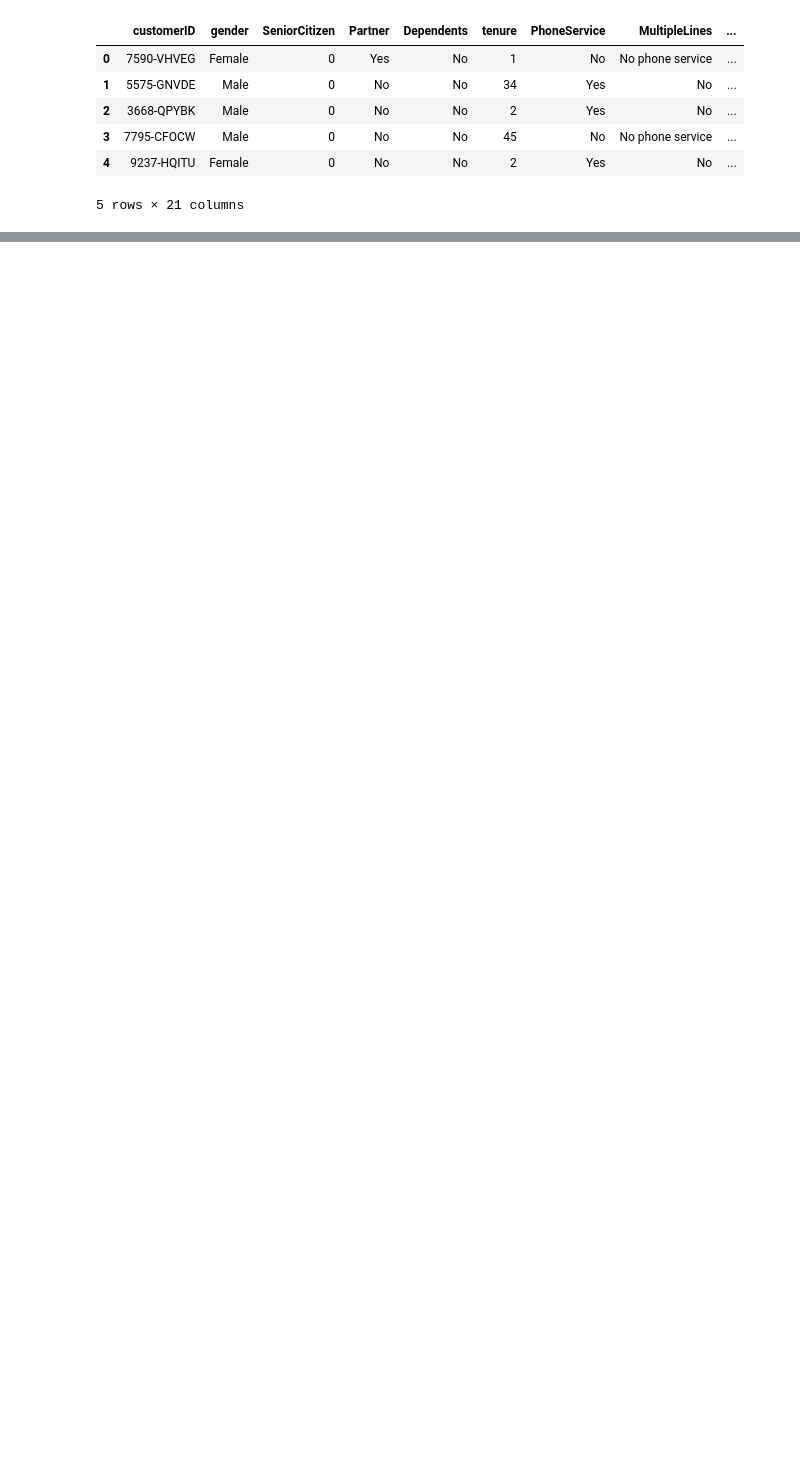
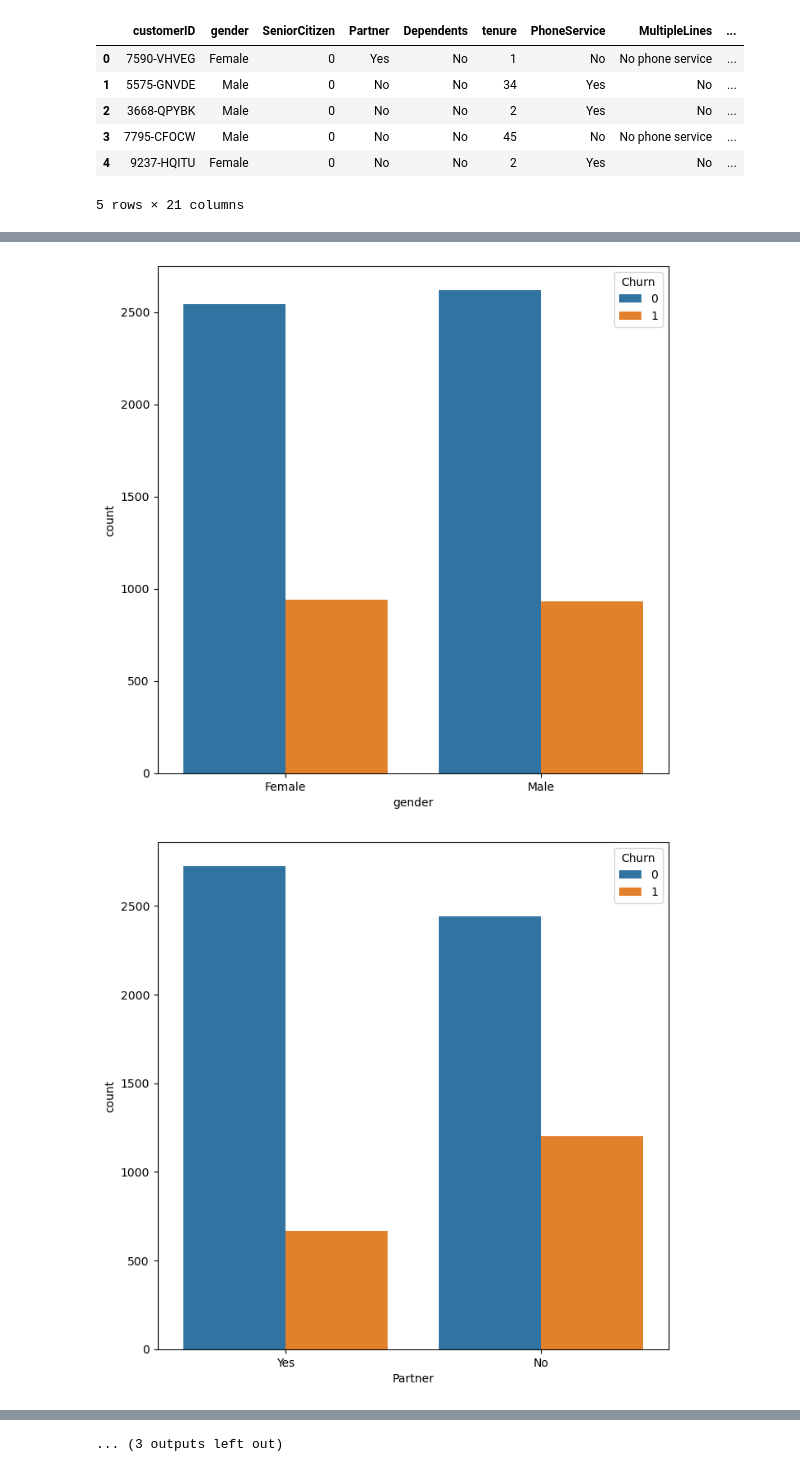
Before and after one commit to alejo-cuello/first-steps-data-science, a Jupyter notebook: 02.ipynb, the cells around one changed output, grey strips where cells are left out. Saved outputs shown, nothing was run; the diff lists cells and outputs as text; code cells hidden in the pictures; blank space fills up the shorter version.

```diff
--- a/02.ipynb
+++ b/02.ipynb
@@ -15,0 +128,7 @@ data.head(5)
+# %%
+def plot_categorical(data, column, hue="Churn"):
+    fig = plt.figure(figsize=(8,8))
+    sns.countplot(data=data, x=column, hue=hue)
+    plt.show()
+# %%
+column_cat = data.select_dtypes(include="object").columns
@@ -15,0 +143,6 @@ data.head(5)
+# %%
+for col in column_cat:
+    plot_categorical(data, col)
+# %% [output]
+[figure, added]
+[figure, added]
@@ -15,0 +159 @@ data.head(5)
+... (3 outputs left out)
```
Also changed, not shown: parts of 27 cells of this notebook.
